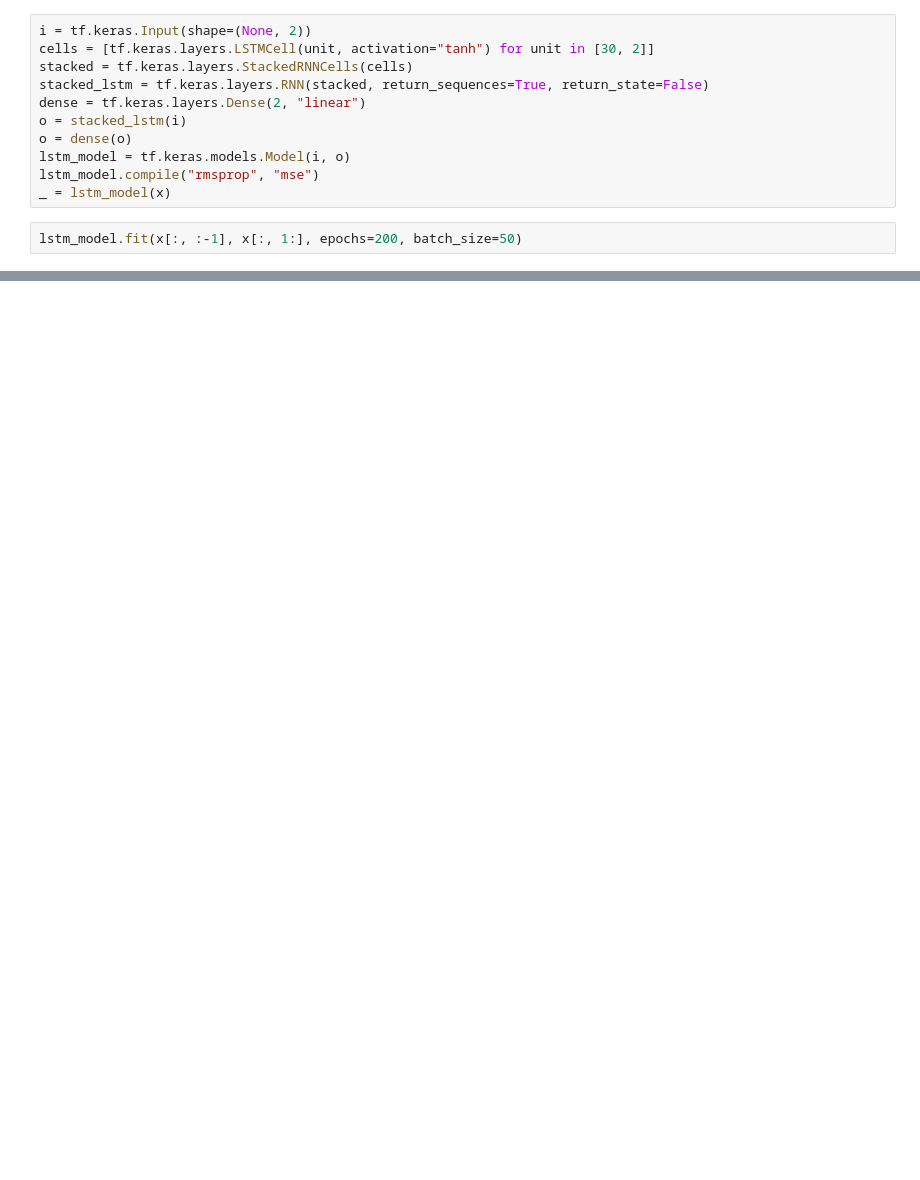
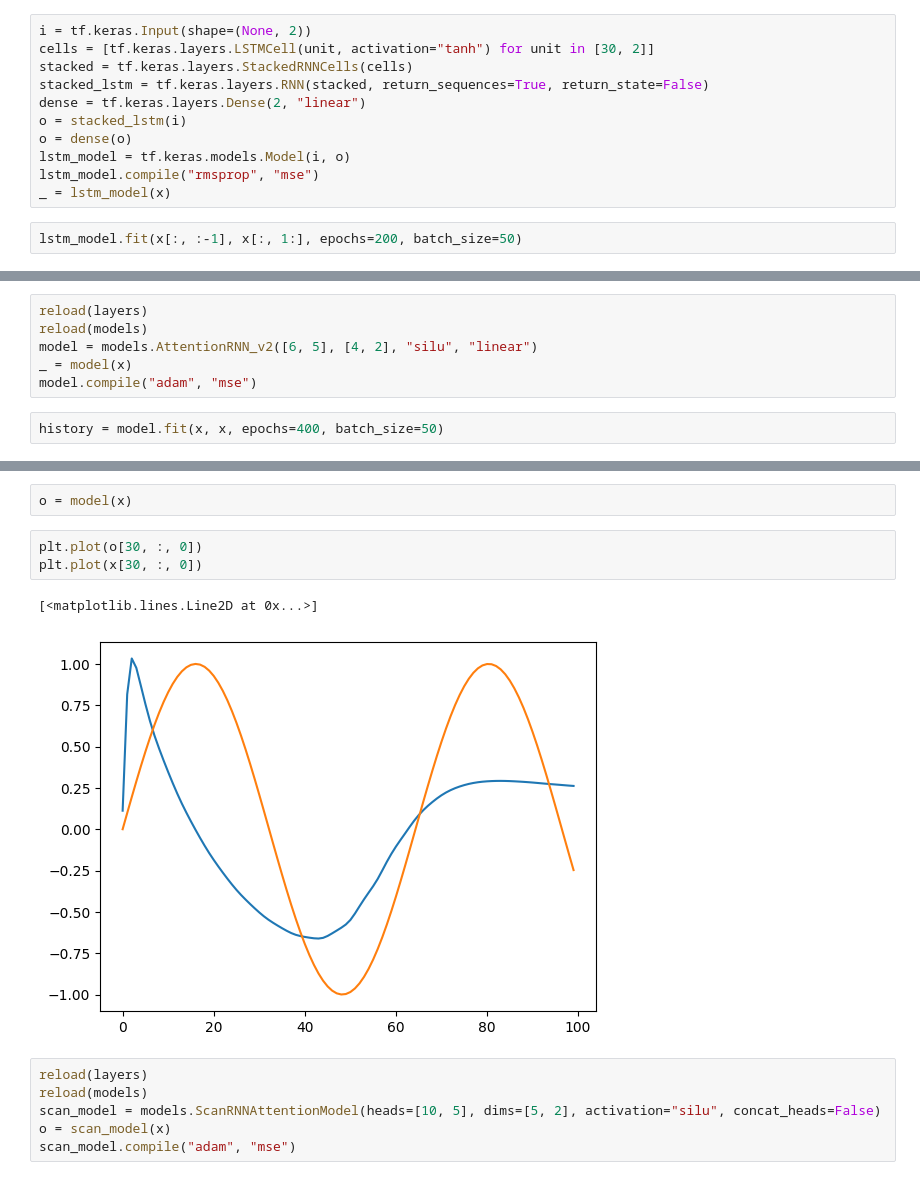
Before and after one commit to claCase/Attention-as-RNN, a Jupyter notebook: test.ipynb, the cells around one changed output, grey strips where cells are left out. Saved outputs shown, nothing was run; the diff lists cells and outputs as text; blank space fills up the shorter version.

```diff
--- a/test.ipynb
+++ b/test.ipynb
@@ -55,0 +49,8 @@ plt.plot(x[15,:, 0])#, x[15,:, 1])
+# %%
+reload(layers)
+reload(models)
+model = models.AttentionRNN_v2([6, 5], [4, 2], "silu", "linear")
+_ = model(x)
+model.compile("adam", "mse")
+# %%
+history = model.fit(x, x, epochs=400, batch_size=50)
@@ -55,0 +75,14 @@ plt.plot(x[15,:, 0])#, x[15,:, 1])
+# %%
+o = model(x)
+# %%
+plt.plot(o[30, :, 0])
+plt.plot(x[30, :, 0])
+# %% [output]
+[<matplotlib.lines.Line2D at 0x...>]
+[figure, added]
+# %%
+reload(layers)
+reload(models)
+scan_model = models.ScanRNNAttentionModel(heads=[10, 5], dims=[5, 2], activation="silu", concat_heads=False)
+o = scan_model(x)
+scan_model.compile("adam", "mse")
```
Also changed, not shown: parts of 9 cells of this notebook.
